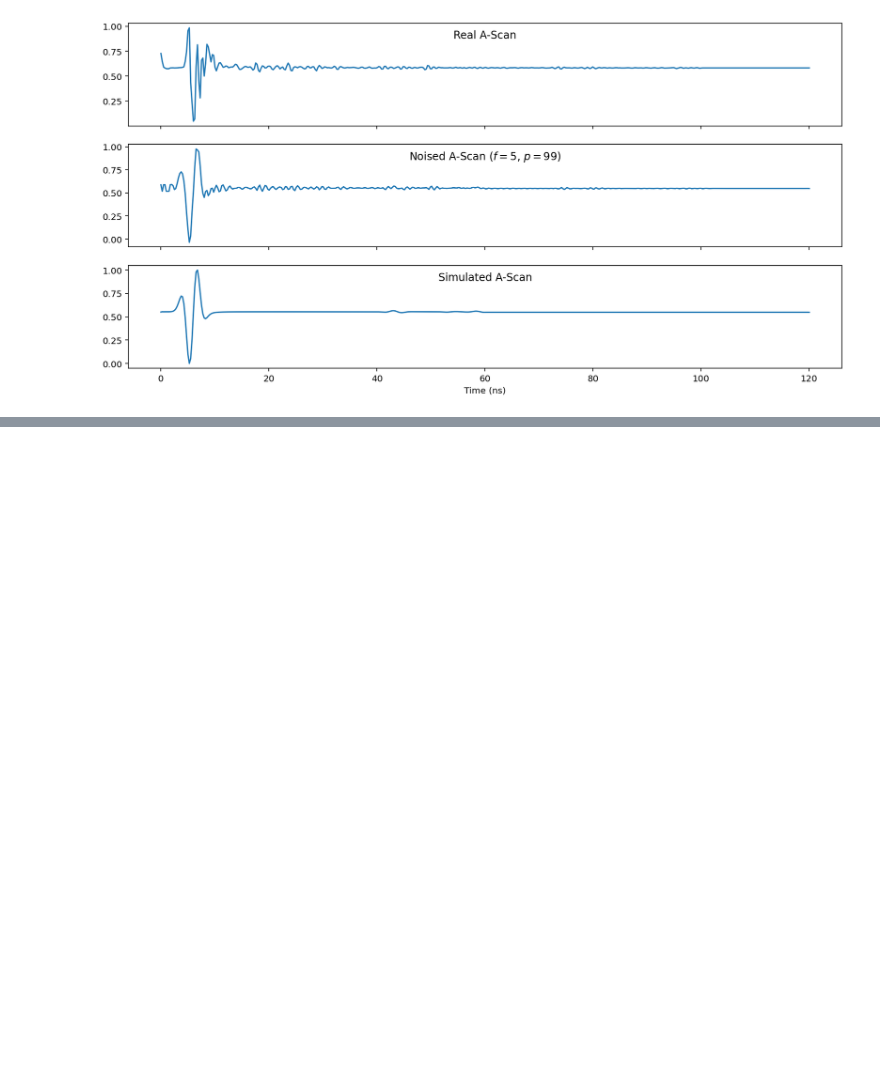
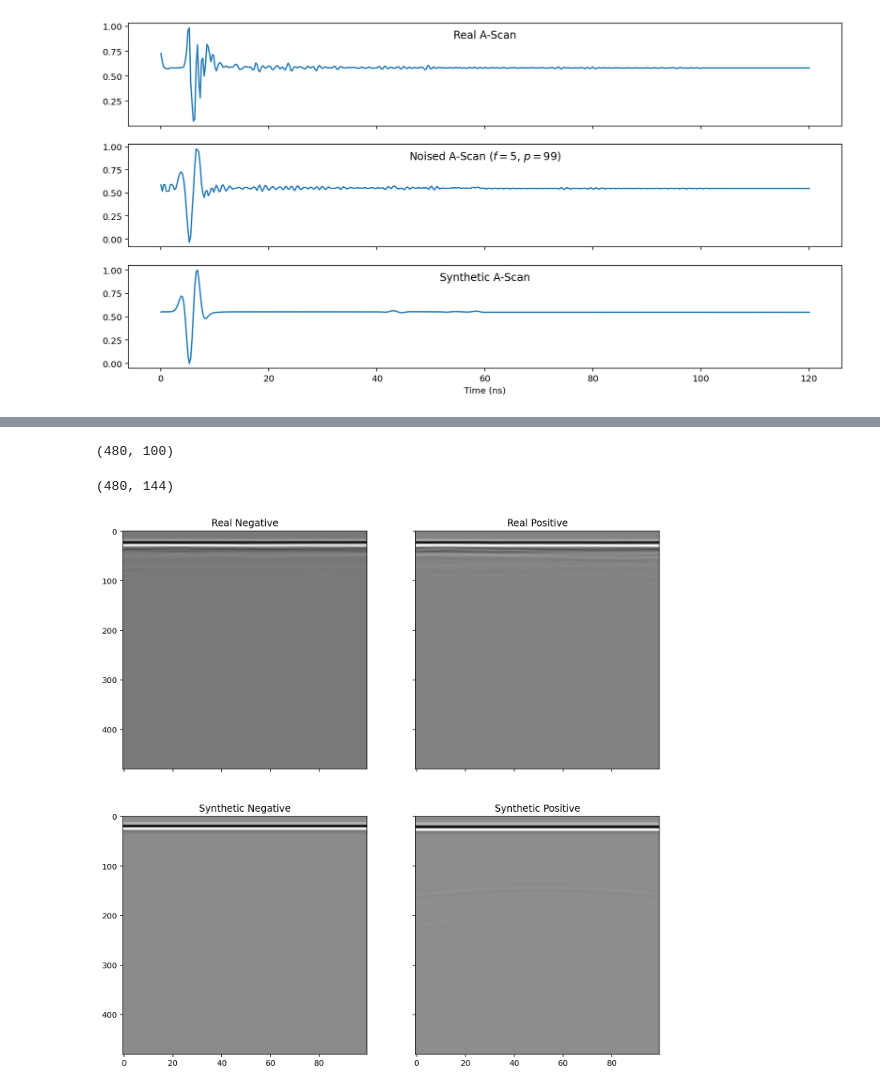
Before and after one commit to jeanruggiero/masters-thesis, a Jupyter notebook: DataExploration.ipynb, the cells around one changed output, grey strips where cells are left out. Cells and saved outputs as stored; diff of their text form; code cells hidden in the pictures; blank space fills up the shorter version.

```diff
--- a/DataExploration.ipynb
+++ b/DataExploration.ipynb
@@ -543,7 +544,7 @@ with plt.rc_context({'figure.figsize': [12, 6]}):
     ax2.plot(t, normalized_sim[:,0] + extract_noise(real_normalized[0,:], 5, 95))
     ax2.set_title('Noised A-Scan ($f=5$, $p=99$)', y=.8)
     ax3.plot(t, normalized_sim[:,0])
-    ax3.set_title('Simulated A-Scan', y=.8)
+    ax3.set_title('Synthetic A-Scan', y=.8)
     ax3.set_xlabel('Time (ns)')
 # %% [output]
 [figure]
@@ -712,0 +714,24 @@ with plt.rc_context({'figure.figsize': [12, 6]}):
+# %%
+p.shape
+# %% [output]
+(480, 100)
+# %%
+simp.shape
+# %% [output]
+(480, 144)
+# %%
+with plt.rc_context({'figure.figsize': [12, 12]}):
+    fig, axes = plt.subplots(2, 2, sharex=True, sharey=True)
+    axes[0][0].imshow(p, aspect='auto', cmap='gray')
+    axes[0][0].set_title('Real Negative')
+
+    axes[0][1].imshow(n, aspect='auto', cmap='gray')
+    axes[0][1].set_title('Real Positive')
+
+    axes[1][0].imshow(simn[:,22:122], aspect='auto', cmap='gray')
+    axes[1][0].set_title('Synthetic Negative')
+
+    axes[1][1].imshow(simp[:,22:122], aspect='auto', cmap='gray')
+    axes[1][1].set_title('Synthetic Positive')
+# %% [output]
+[figure, added]
```
Also changed, not shown: parts of 35 cells of this notebook, 1 other file.
